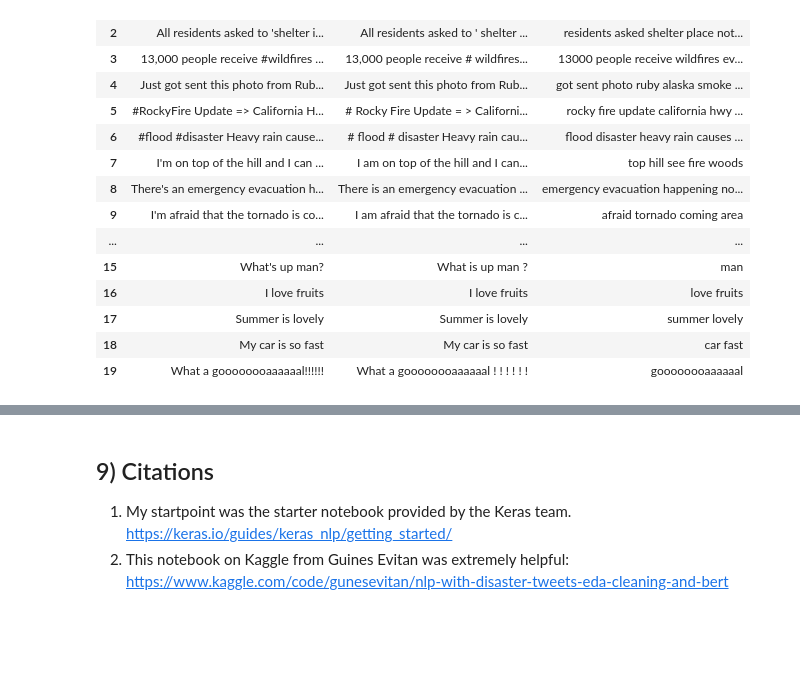
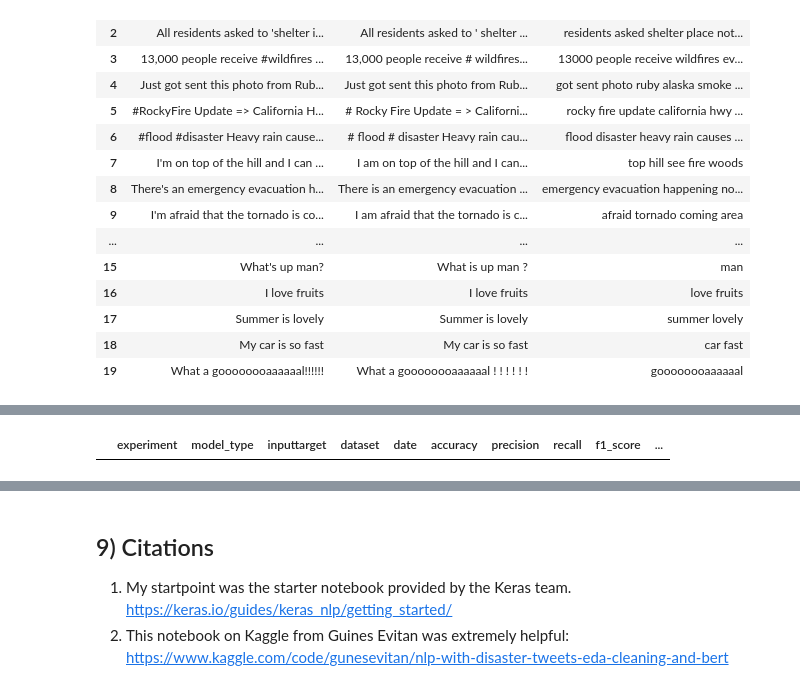
Before and after one commit to sean-coffey/ml-course-work, a Jupyter notebook: 5511_module4.ipynb, the cells around one changed output, grey strips where cells are left out. Cells and saved outputs as stored; diff of their text form; code cells hidden in the pictures; blank space fills up the shorter version.

```diff
--- a/5511_module4.ipynb
+++ b/5511_module4.ipynb
@@ -976,0 +639,81 @@ displayConfusionMatrix(y2_val, y_pred_val, dataset="Validation", model_name="Dis
+# %%
+def initialize_results_df(output_dir=OUTPUT_DIR):
+    """
+    Initialize results_df by loading from the latest file or creating new one
+    """
+    global results_df
+    loaded_df = load_latest_results_df(output_dir)
+    if loaded_df is not None:
+        results_df = loaded_df
+    else:
+        results_df = pd.DataFrame(columns=[
+            'experiment', # Store the experiment name
+            'model_type', # The name of the model used
+            'input' # the column name of the input tweets (text, text_cleaned, fully_cleaned)
+            'target', # The name of the target column ('target', 'target_relabeled')
+            'dataset', # are we working on the train or the validation set?
+            'date', # when did this experiment run?
+            'accuracy', # metrics
+            'precision',
+            'recall',
+            'f1_score',
+            'confusion_matrix', # filename of the figure
+            'best_model' # filename of the best model from the experiment
+        ])
+
+    return results_df
+
+def update_results_dataframe(results_dict, results_df=None):
+    """
+    results_dict: Dictionary containing metrics and metadata from evaluate_model_performance
+    existing_df: Existing results dataframe (None if creating new one)
+    """
+
+    if results_df is None or results_df.empty:
+        print("Creating new results dataframe")
+        results_df = pd.DataFrame([results_dict])
+    else:
+        mask = (results_df['experiment'] == results_dict['experiment']) & (results_df['dataset'] == results_dict['dataset'])
+        if mask.any():
+            for column, value in results_dict.items():
+                results_df.loc[mask, column] = value
+        else:
+            results_df = pd.concat([results_df, pd.DataFrame([results_dict])], ignore_index=True)
+
+    return results_df
+
+def save_results_to_csv(results_df, output_dir=OUTPUT_DIR):
+    timestamp = datetime.now().strftime("%Y%m%d")
+    filename = f"results_{timestamp}.csv"
+    filepath = os.path.join(output_dir, filename)
+    results_df.to_csv(filepath, index=False)
+    print(f"Results saved to: {filepath}")
+    return filepath
+
+def load_latest_results_df(output_dir=OUTPUT_DIR, pattern="*results*.csv"):
+    """
+    Load the most recent results CSV file from the output directory
+    """
+    # Find all CSV files matching the pattern
+    pattern_path = output_dir / pattern
+    csv_files = glob.glob(str(pattern_path))
+
+    if not csv_files:
+        print(f"No results files found in {output_dir} matching pattern '{pattern}'")
+        return None
+    # Sort files by modification time (most recent first)
+    csv_files.sort(key=os.path.getmtime, reverse=True)
+    latest_file = csv_files[0]
+
+    try:
+        # Load the CSV file
+        results_df = pd.read_csv(latest_file)
+        print(f"Loaded results from: {latest_file}")
+        return results_df
+
+    except Exception as e:
+        print(f"Error loading {latest_file}: {e}")
+        return None
+
+initialize_results_df()
+# %% [output]
@@ -976,0 +721 @@ displayConfusionMatrix(y2_val, y_pred_val, dataset="Validation", model_name="Dis
+|  | experiment | model_type | inputtarget | dataset | date | accuracy | precision | recall | f1_score | ... |
```
Also changed, not shown: parts of 36 cells of this notebook, 2 other files.
